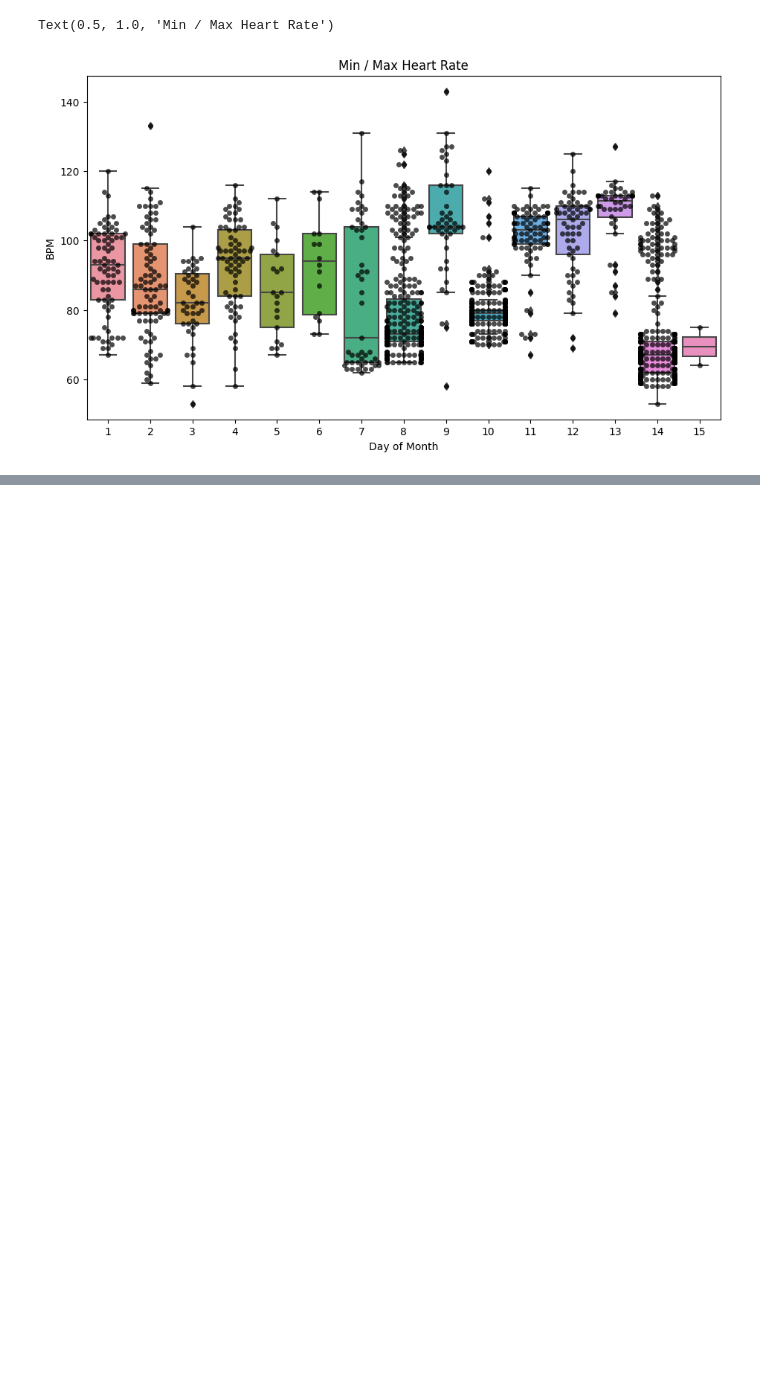
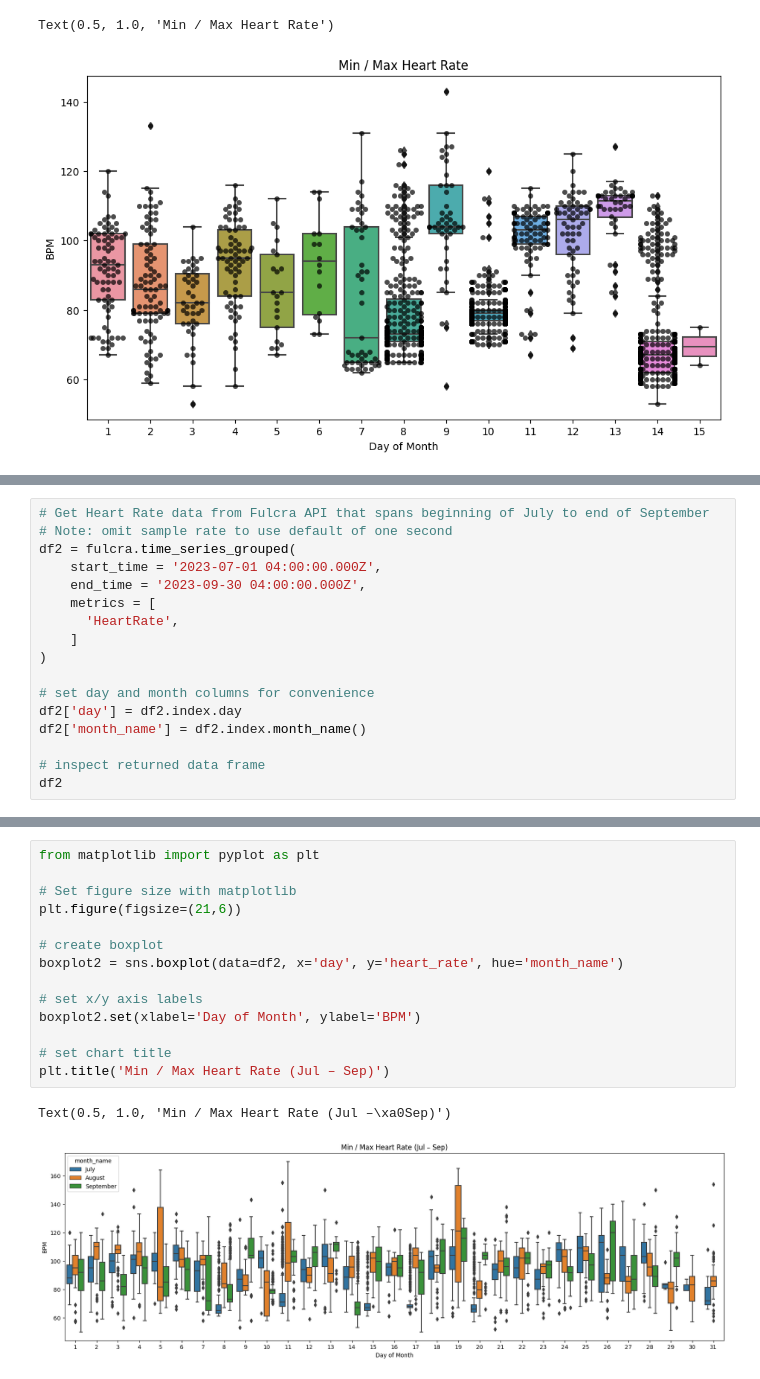
Before and after one commit to fulcradynamics/demos, a Jupyter notebook: notebooks/Data_Visualization.ipynb, the cells around one changed output, grey strips where cells are left out. Drawn from its saved outputs; the diff is of its cells as text; blank space fills up the shorter version.

Commit message:
Add another example to Data_Visualization.ipynb for comparing months in a boxplot.

```diff
--- a/notebooks/Data_Visualization.ipynb
+++ b/notebooks/Data_Visualization.ipynb
@@ -182,0 +186,17 @@ Text(0.5, 1.0, 'Min / Max Heart Rate')
+# %%
+# Get Heart Rate data from Fulcra API that spans beginning of July to end of September
+# Note: omit sample rate to use default of one second
+df2 = fulcra.time_series_grouped(
+    start_time = '2023-07-01 04:00:00.000Z',
+    end_time = '2023-09-30 04:00:00.000Z',
+    metrics = [
+      'HeartRate',
+    ]
+)
+
+# set day and month columns for convenience
+df2['day'] = df2.index.day
+df2['month_name'] = df2.index.month_name()
+
+# inspect returned data frame
+df2
@@ -182,0 +218,17 @@ Text(0.5, 1.0, 'Min / Max Heart Rate')
+# %%
+from matplotlib import pyplot as plt
+
+# Set figure size with matplotlib
+plt.figure(figsize=(21,6))
+
+# create boxplot
+boxplot2 = sns.boxplot(data=df2, x='day', y='heart_rate', hue='month_name')
+
+# set x/y axis labels
+boxplot2.set(xlabel='Day of Month', ylabel='BPM')
+
+# set chart title
+plt.title('Min / Max Heart Rate (Jul – Sep)')
+# %% [output]
+Text(0.5, 1.0, 'Min / Max Heart Rate (Jul –\xa0Sep)')
+[figure, added]
```
Also changed, not shown: parts of 3 cells of this notebook.
